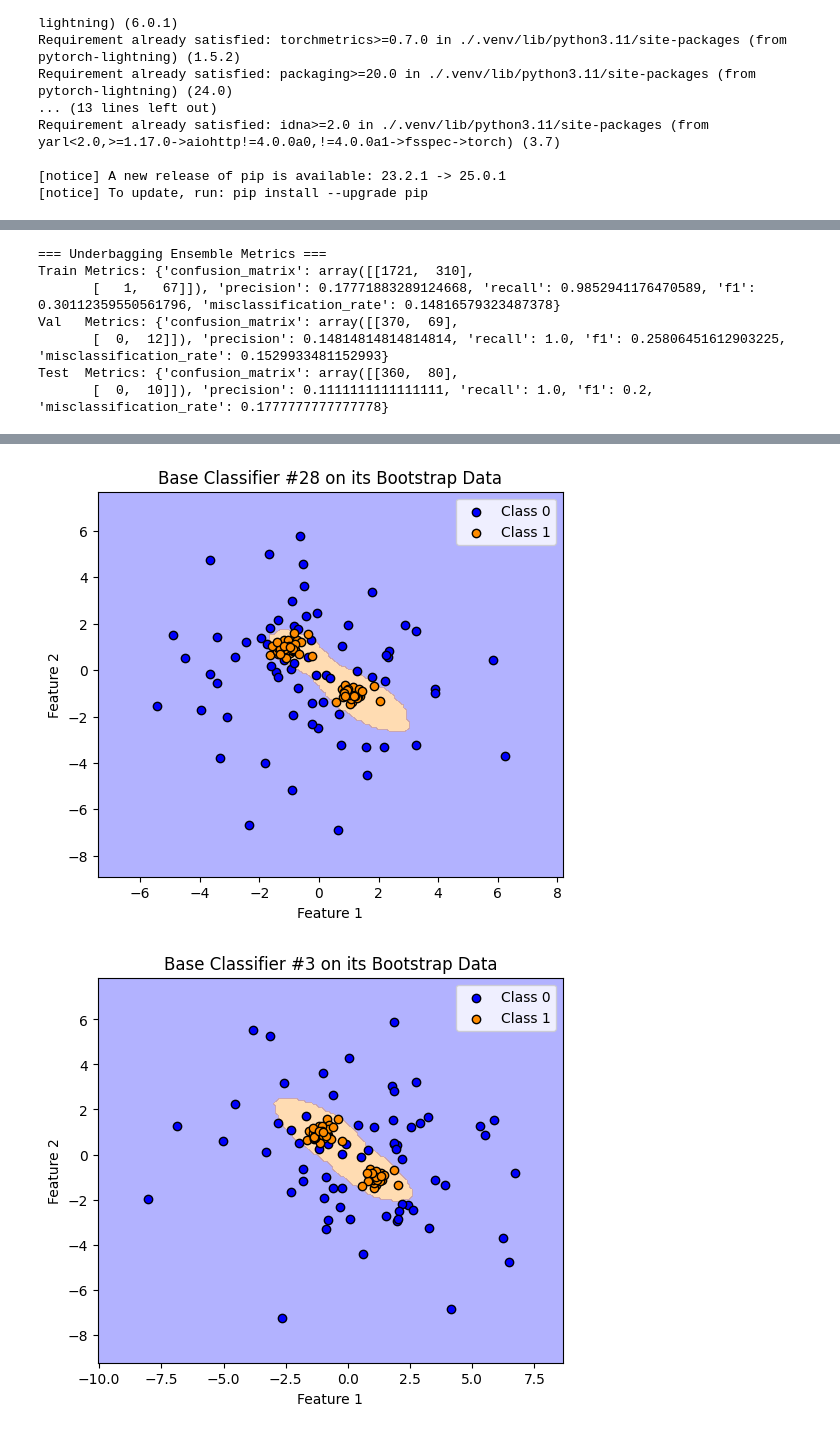
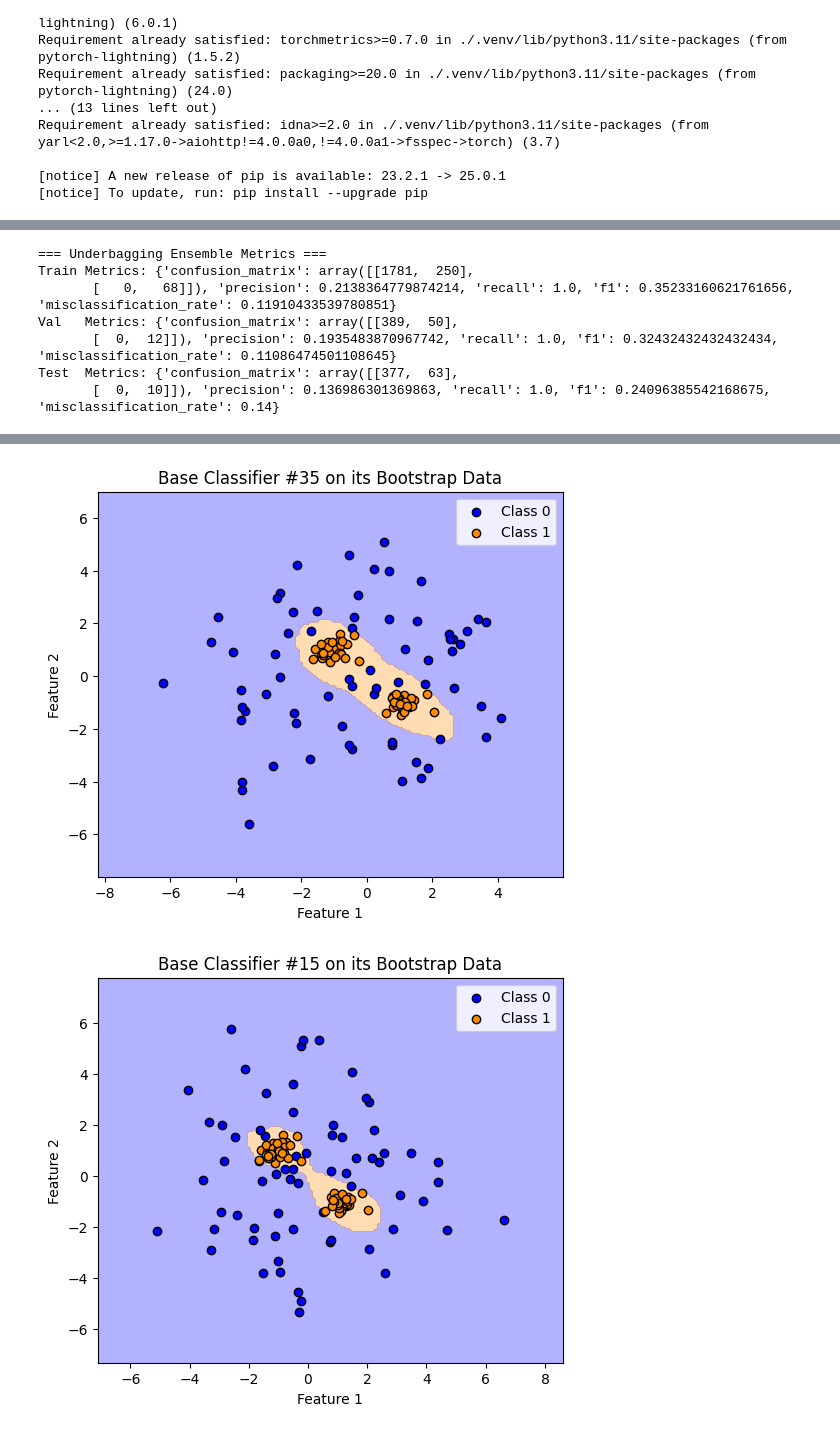
Before and after one commit to takeshi-teshima/lecture-supplement-material, a Jupyter notebook: Introduction-to-AI/01_18_class_imbalanced_classification.ipynb, the cells around one changed output, grey strips where cells are left out. Drawn from its saved outputs; the diff is of its cells as text; code cells hidden in the pictures.

```diff
--- a/Introduction-to-AI/01_18_class_imbalanced_classification.ipynb
+++ b/Introduction-to-AI/01_18_class_imbalanced_classification.ipynb
@@ -208,8 +207,6 @@ class BinaryDataModule(pl.LightningDataModule):
     def test_dataloader(self):
         return DataLoader(self.test_dataset, batch_size=self.batch_size, shuffle=False)
 
-data_module = BinaryDataModule(X_train_t, y_train_t, X_val_t, y_val_t, X_test_t, y_test_t, batch_size=32)
-
 #############################
 # 6. Model Definition
 #############################
@@ -260,11 +257,20 @@ class BinaryClassifier(pl.LightningModule):
         return optim.Adam(self.parameters(), lr=self.hparams.lr)
 
 #############################
+# Common Setup
+#############################
+max_epochs = 300
+early_stopping_patience = 10
+batch_size = 256
+
+data_module = BinaryDataModule(X_train_t, y_train_t, X_val_t, y_val_t, X_test_t, y_test_t, batch_size=batch_size)
+
+#############################
 # 7. Train Baseline
 #############################
-early_stop_callback = EarlyStopping(monitor="val_loss", patience=10, mode="min", verbose=False)
+early_stop_callback = EarlyStopping(monitor="val_loss", patience=early_stopping_patience, mode="min", verbose=False)
 trainer_baseline = pl.Trainer(
-    max_epochs=50,
+    max_epochs=max_epochs,
     callbacks=[early_stop_callback],
     deterministic=True,
     logger=False,
@@ -348,7 +354,7 @@ plot_decision_regions(baseline_model, X_test,  y_test,  title="Baseline (Test Da
 #############################
 # 9. Underbagging
 #############################
-n_ensemble = 30
+n_ensemble = 50
 ensemble_models = []
 sub_data_list = []
 
@@ -369,12 +375,12 @@ for i in range(n_ensemble):
     X_sub_t = torch.tensor(X_sub, dtype=torch.float32)
     y_sub_t = torch.tensor(y_sub, dtype=torch.float32).unsqueeze(1)
     sub_dataset = TensorDataset(X_sub_t, y_sub_t)
-    sub_loader = DataLoader(sub_dataset, batch_size=32, shuffle=True)
+    sub_loader = DataLoader(sub_dataset, batch_size=batch_size, shuffle=True)
 
     sub_model = BinaryClassifier()
     trainer_sub = pl.Trainer(
-        max_epochs=200,
-        callbacks=[EarlyStopping(monitor="val_loss", patience=10, mode="min", verbose=False)],
+        max_epochs=max_epochs,
+        callbacks=[EarlyStopping(monitor="val_loss", patience=early_stopping_patience, mode="min", verbose=False)],
         deterministic=True,
         logger=False,
         enable_checkpointing=False,
@@ -528,7 +532,7 @@ HPU available: False, using: 0 HPUs
 === Underbagging Ensemble Metrics ===
-Train Metrics: {'confusion_matrix': array([[1721,  310],
-       [   1,   67]]), 'precision': 0.17771883289124668, 'recall': 0.9852941176470589, 'f1': 0.30112359550561796, 'misclassification_rate': 0.14816579323487378}
-Val   Metrics: {'confusion_matrix': array([[370,  69],
-       [  0,  12]]), 'precision': 0.14814814814814814, 'recall': 1.0, 'f1': 0.25806451612903225, 'misclassification_rate': 0.1529933481152993}
-Test  Metrics: {'confusion_matrix': array([[360,  80],
-       [  0,  10]]), 'precision': 0.1111111111111111, 'recall': 1.0, 'f1': 0.2, 'misclassification_rate': 0.1777777777777778}
+Train Metrics: {'confusion_matrix': array([[1781,  250],
+       [   0,   68]]), 'precision': 0.2138364779874214, 'recall': 1.0, 'f1': 0.35233160621761656, 'misclassification_rate': 0.11910433539780851}
+Val   Metrics: {'confusion_matrix': array([[389,  50],
+       [  0,  12]]), 'precision': 0.1935483870967742, 'recall': 1.0, 'f1': 0.32432432432432434, 'misclassification_rate': 0.11086474501108645}
+Test  Metrics: {'confusion_matrix': array([[377,  63],
+       [  0,  10]]), 'precision': 0.136986301369863, 'recall': 1.0, 'f1': 0.24096385542168675, 'misclassification_rate': 0.14}
@@ -539,2 +543,2 @@ Test  Metrics: {'confusion_matrix': array([[360,  80],
-[figure, old version]
+[figure, new version]
-[figure, old version]
+[figure, new version]
```
Also changed, not shown: parts of 2 cells of this notebook.
